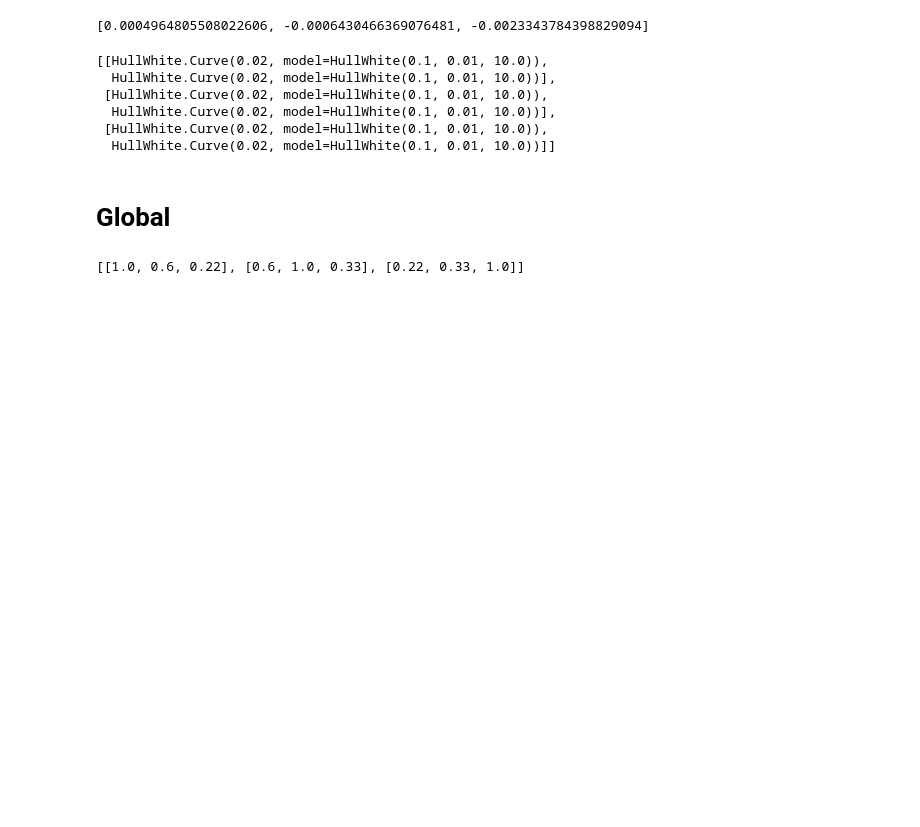
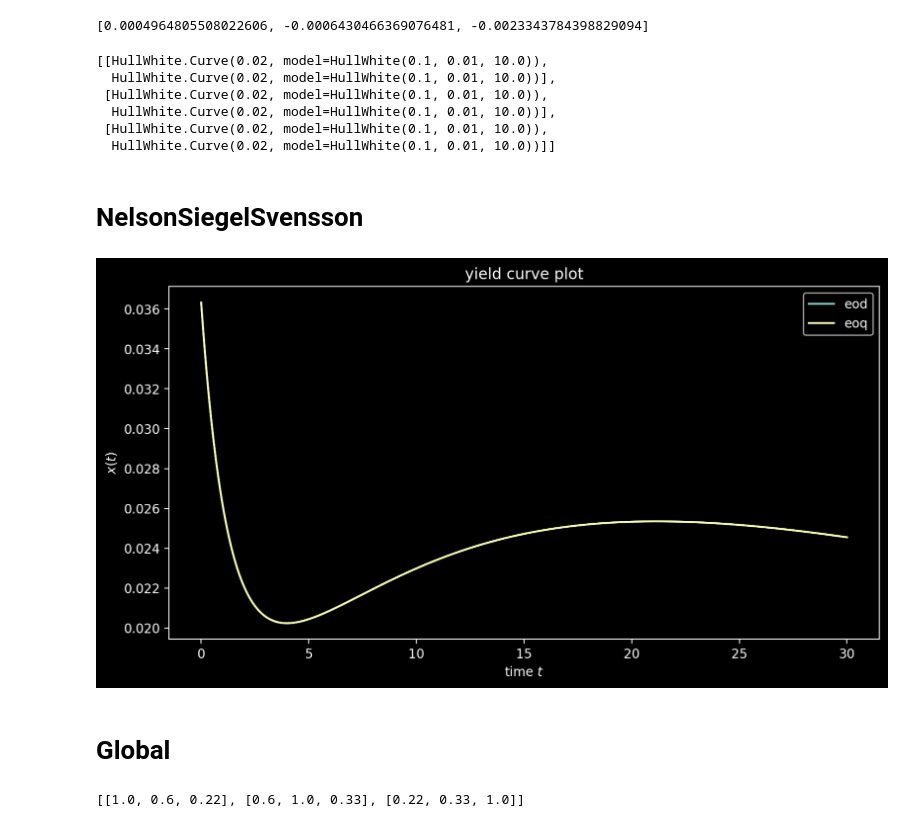
Before and after one commit to sonntagsgesicht/yieldcurves, a Jupyter notebook: dev_hw.ipynb, the cells around one changed output. Saved outputs shown, nothing was run; the diff lists cells and outputs as text; code cells hidden in the pictures; blank space fills up the shorter version.

```diff
--- a/dev_hw.ipynb
+++ b/dev_hw.ipynb
@@ -65,6 +66,15 @@ hw.simulate(3, 2)
   HullWhite.Curve(0.02, model=HullWhite(0.1, 0.01, 10.0))]]
 # %%
 [dict(_[1].items()) for _ in hw.simulate(3, 2, step_size=.25)]
+# %% [markdown]
+# NelsonSiegelSvensson
+# %%
+from yieldcurves.tools import plot, lin
+nss = nss_eoq = NelsonSiegelSvensson.download()
+nss_eoq = NelsonSiegelSvensson.download()
+_ = plot(lin(0, 30, 0.02), eod=nss, eoq=nss_eoq)
+# %% [output]
+[figure, added]
 # %% [markdown]
 # Global
 # %%
```
Also changed, not shown: parts of 1 cell of this notebook.
